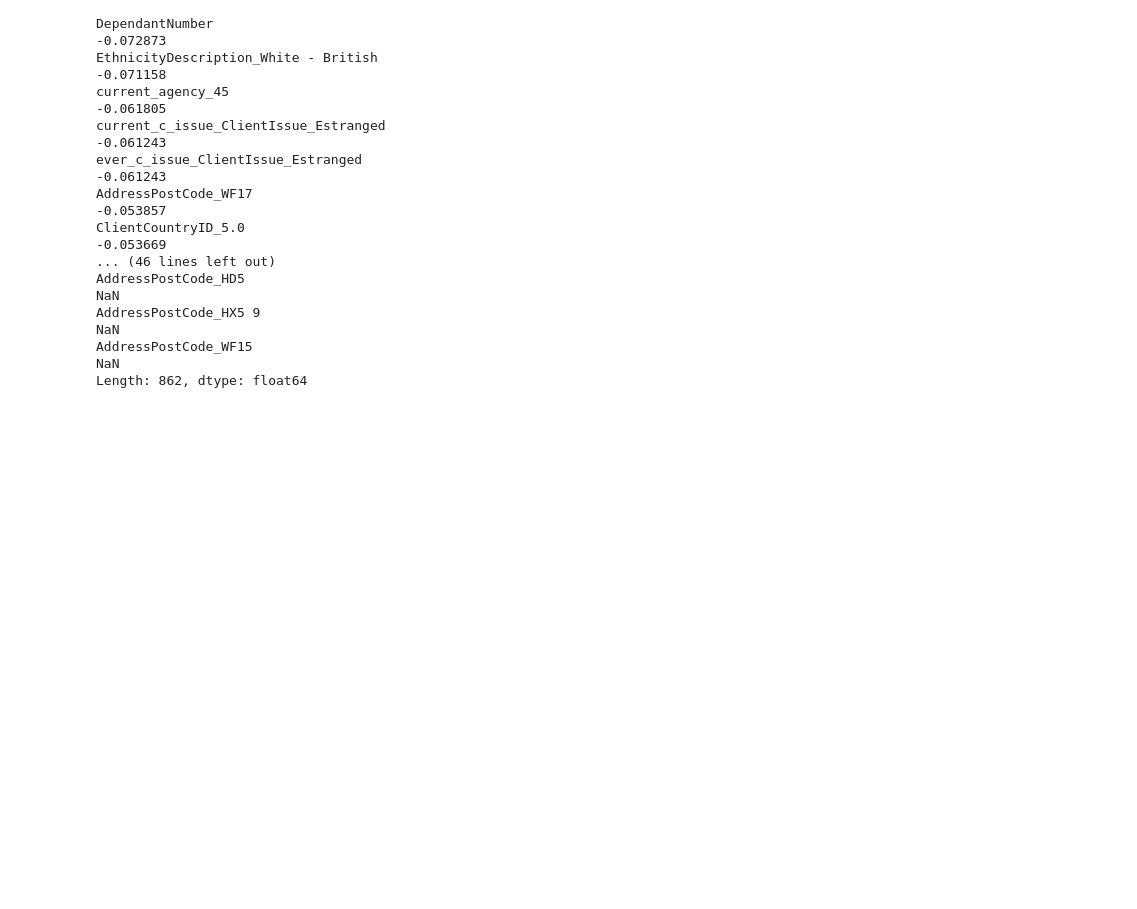
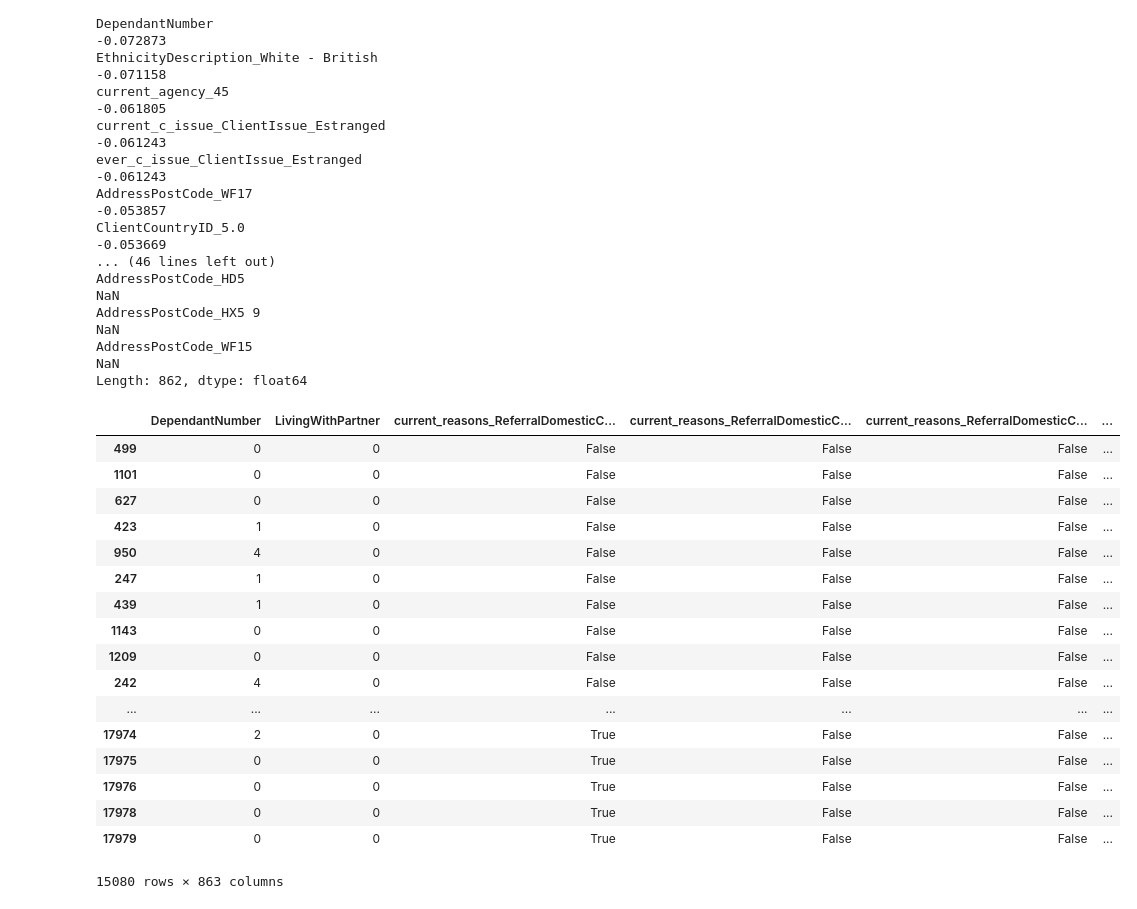
Before and after one commit to DataKind-UK/Welcome-Centre-DataCorps-Code, a Jupyter notebook: notebooks/initial_model.ipynb, the cells around one changed output. Saved outputs shown, nothing was run; the diff lists cells and outputs as text; code cells hidden in the pictures; blank space fills up the shorter version.

```diff
--- a/notebooks/initial_model.ipynb
+++ b/notebooks/initial_model.ipynb
@@ -416,6 +416,27 @@ AddressPostCode_HD5
 AddressPostCode_HX5 9                                                             NaN
 AddressPostCode_WF15                                                              NaN
 Length: 862, dtype: float64
+# %%
+all_features.assign(ref_no=referral_no)
+# %% [output]
+|  | DependantNumber | LivingWithPartner | current_reasons_ReferralDomesticC... | current_reasons_ReferralDomesticC... | current_reasons_ReferralDomesticC... | ... |
+| 499 | 0 | 0 | False | False | False | ... |
+| 1101 | 0 | 0 | False | False | False | ... |
+| 627 | 0 | 0 | False | False | False | ... |
+| 423 | 1 | 0 | False | False | False | ... |
+| 950 | 4 | 0 | False | False | False | ... |
+| 247 | 1 | 0 | False | False | False | ... |
+| 439 | 1 | 0 | False | False | False | ... |
+| 1143 | 0 | 0 | False | False | False | ... |
+| 1209 | 0 | 0 | False | False | False | ... |
+| 242 | 4 | 0 | False | False | False | ... |
+| ... | ... | ... | ... | ... | ... | ... |
+| 17974 | 2 | 0 | True | False | False | ... |
+| 17975 | 0 | 0 | True | False | False | ... |
+| 17976 | 0 | 0 | True | False | False | ... |
+| 17978 | 0 | 0 | True | False | False | ... |
+| 17979 | 0 | 0 | True | False | False | ... |
+15080 rows × 863 columns
 # %%
 param_grid = {
     'reg__alpha': np.logspace(-5,5,11)
```
Also changed, not shown: parts of 8 cells of this notebook.
